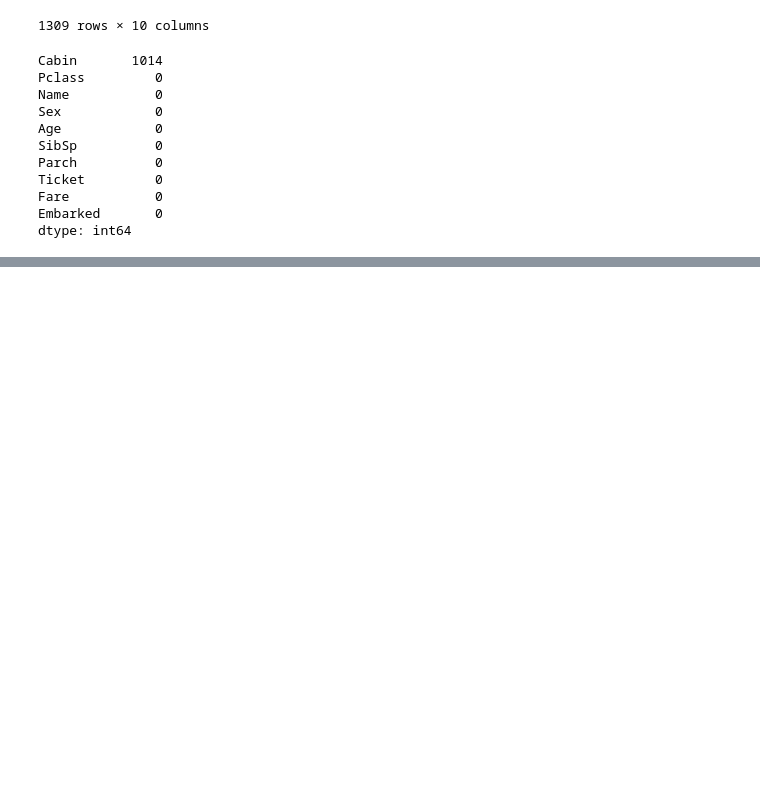
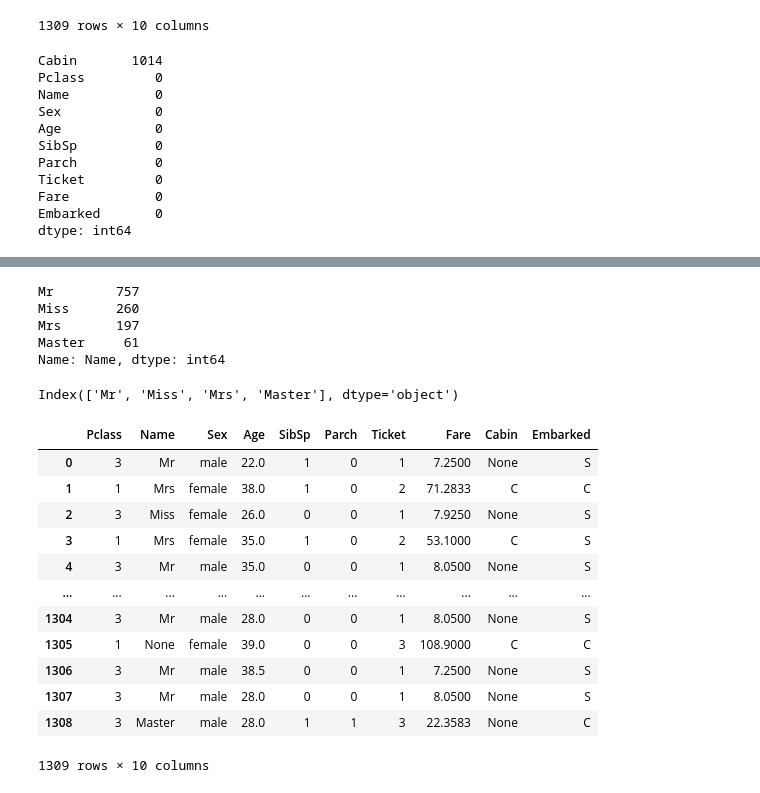
Before and after one commit to AcerPing/tcfst_ML_11C032, a Jupyter notebook: titanic_tcfst_20221005.ipynb, the cells around one changed output, grey strips where cells are left out. Drawn from its saved outputs; the diff is of its cells as text; code cells hidden in the pictures; blank space fills up the shorter version.

```diff
--- a/titanic_tcfst_20221005.ipynb
+++ b/titanic_tcfst_20221005.ipynb
@@ -309,0 +333,35 @@ dtype: int64
+# %%
+counts = combine['Name'].value_counts()
+f = counts > 50
+counts[f]
+# %% [output]
+Mr        757
+Miss      260
+Mrs       197
+Master     61
+Name: Name, dtype: int64
+# %%
+whitelist = counts[f].index
+whitelist
+# %% [output]
+Index(['Mr', 'Miss', 'Mrs', 'Master'], dtype='object')
+# %%
+def transfer_Name(name):
+  if name in whitelist: return name
+  else: return None
+combine['Name'] = combine['Name'].apply(transfer_Name)
+combine
+# %% [output]
+|  | Pclass | Name | Sex | Age | SibSp | Parch | Ticket | Fare | Cabin | Embarked |
+| 0 | 3 | Mr | male | 22.0 | 1 | 0 | 1 | 7.2500 | None | S |
+| 1 | 1 | Mrs | female | 38.0 | 1 | 0 | 2 | 71.2833 | C | C |
+| 2 | 3 | Miss | female | 26.0 | 0 | 0 | 1 | 7.9250 | None | S |
+| 3 | 1 | Mrs | female | 35.0 | 1 | 0 | 2 | 53.1000 | C | S |
+| 4 | 3 | Mr | male | 35.0 | 0 | 0 | 1 | 8.0500 | None | S |
+| ... | ... | ... | ... | ... | ... | ... | ... | ... | ... | ... |
+| 1304 | 3 | Mr | male | 28.0 | 0 | 0 | 1 | 8.0500 | None | S |
+| 1305 | 1 | None | female | 39.0 | 0 | 0 | 3 | 108.9000 | C | C |
+| 1306 | 3 | Mr | male | 38.5 | 0 | 0 | 1 | 7.2500 | None | S |
+| 1307 | 3 | Mr | male | 28.0 | 0 | 0 | 1 | 8.0500 | None | S |
+| 1308 | 3 | Master | male | 28.0 | 1 | 1 | 3 | 22.3583 | None | C |
+1309 rows × 10 columns
```
Also changed, not shown: parts of 12 cells of this notebook.
